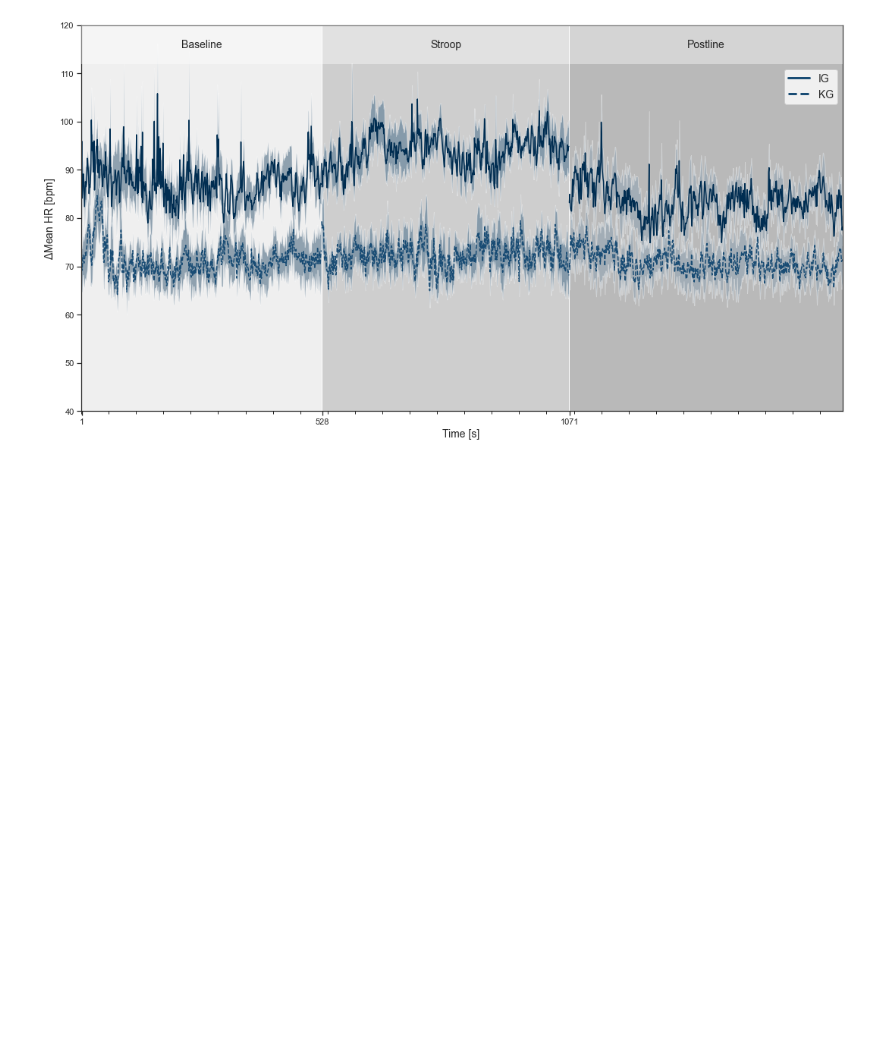
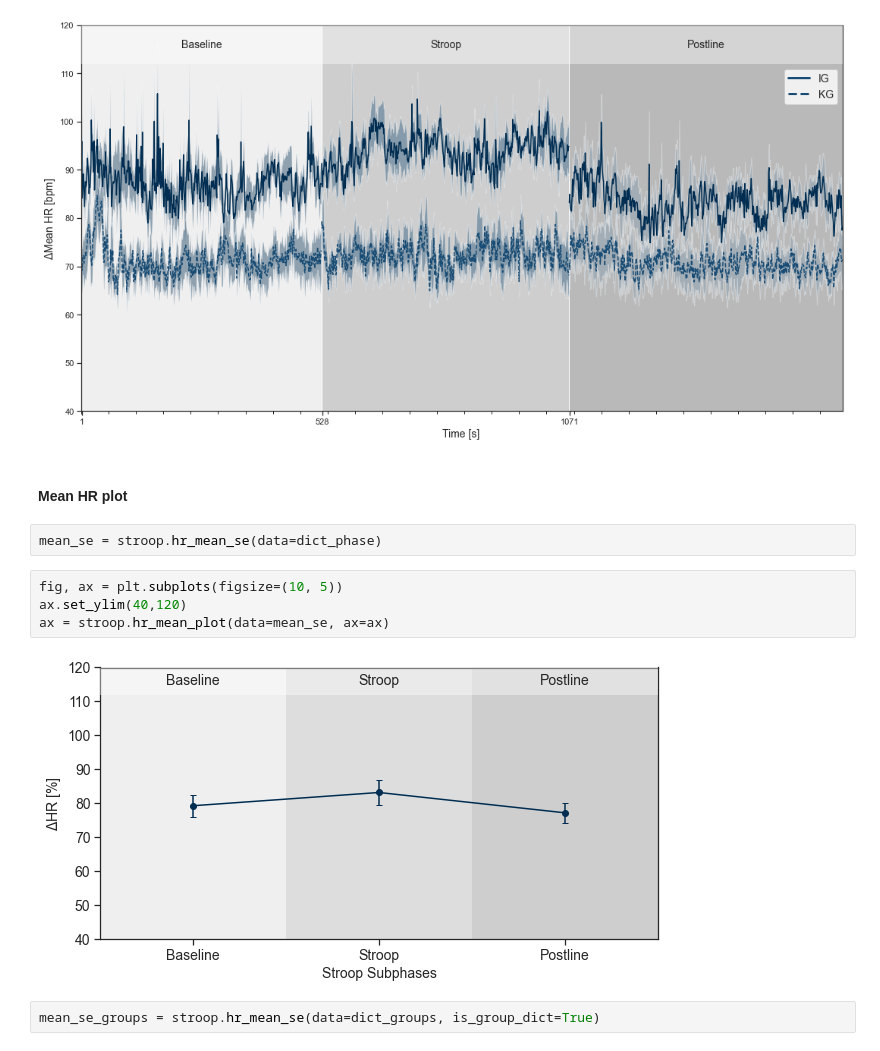
Before and after one commit to mad-lab-fau/BioPsyKit, a Jupyter notebook: examples/STROOP_Example.ipynb, the cells around one changed output. Cells and saved outputs as stored; diff of their text form; blank space fills up the shorter version.

Commit message:
added stroop data mean & plot updated jupyter notebook Stroop

```diff
--- a/examples/STROOP_Example.ipynb
+++ b/examples/STROOP_Example.ipynb
@@ -69,3 +71,15 @@ stroop.hr_ensemble_plot(data=dict_groups,figsize=(15,8),ylims=(40,120),is_group_
 (<Figure size 1080x576 with 1 Axes>,
  <AxesSubplot:xlabel='Time [s] ', ylabel='$\\Delta$Mean HR [bpm]'>)
 [figure]
+# %% [markdown]
+#### Mean HR plot
+# %%
+mean_se = stroop.hr_mean_se(data=dict_phase)
+# %%
+fig, ax = plt.subplots(figsize=(10, 5))
+ax.set_ylim(40,120)
+ax = stroop.hr_mean_plot(data=mean_se, ax=ax)
+# %% [output]
+[figure, added]
+# %%
+mean_se_groups = stroop.hr_mean_se(data=dict_groups, is_group_dict=True)
```
Also changed, not shown: parts of 23 cells of this notebook, 1 other file.
